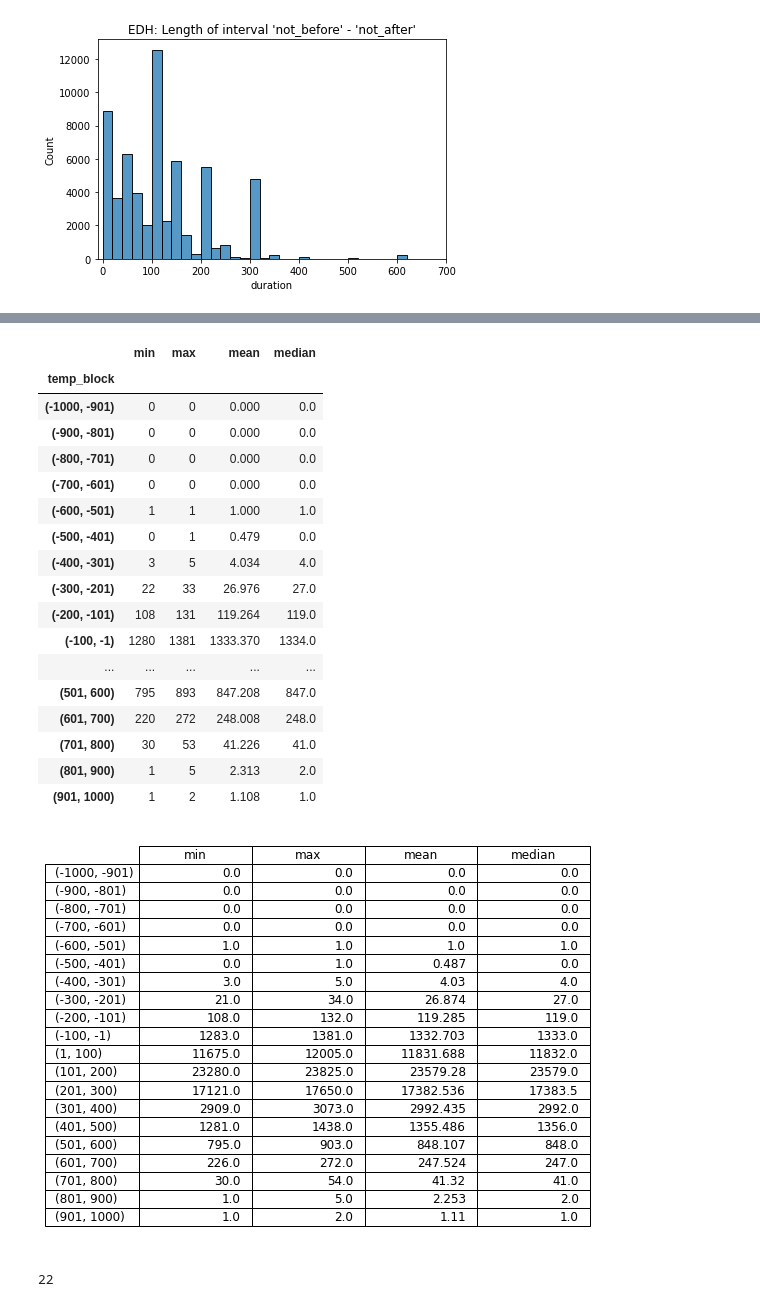
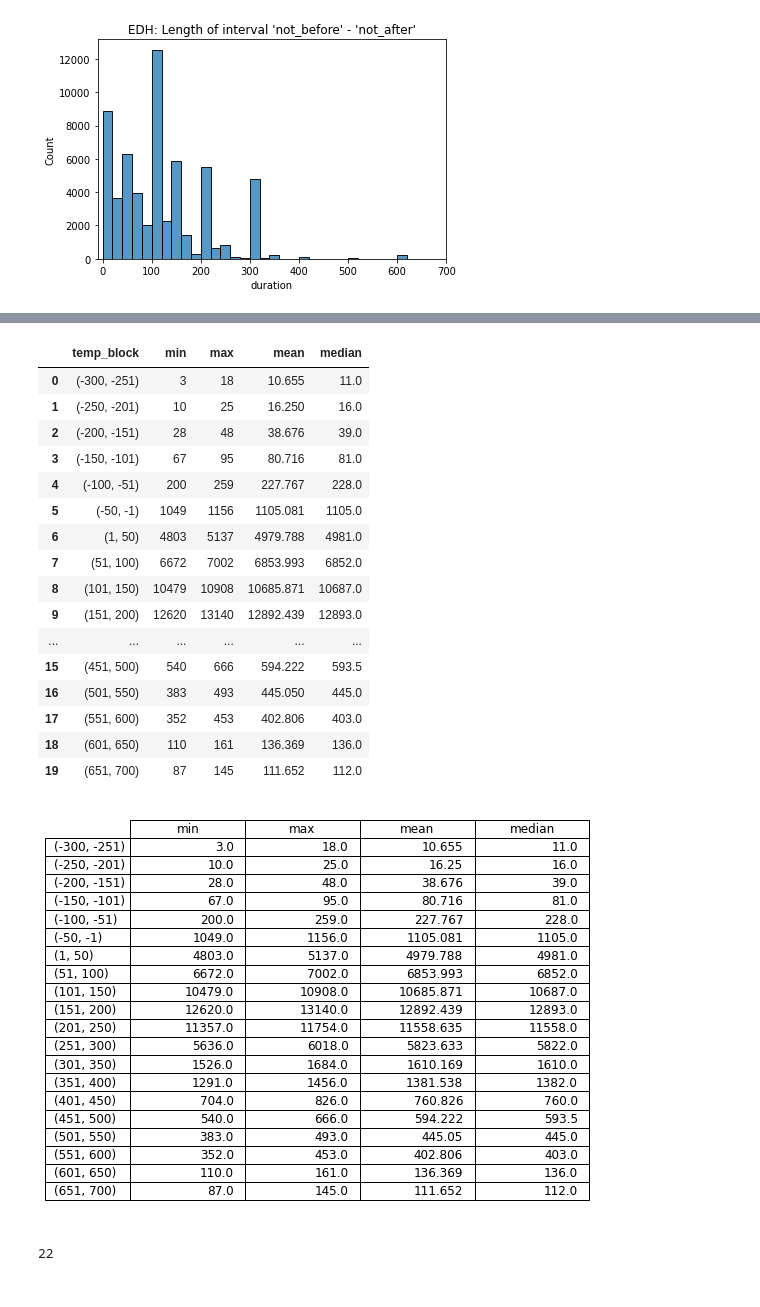
Before and after one commit to sdam-au/EDH_exploration, a Jupyter notebook: scripts/Py_EDH_TEMPORAL_EXPLORATION.ipynb, the cells around one changed output, grey strips where cells are left out. Saved outputs shown, nothing was run; the diff lists cells and outputs as text; code cells hidden in the pictures.

Commit message:
exploring timeblocks

```diff
--- a/scripts/Py_EDH_TEMPORAL_EXPLORATION.ipynb
+++ b/scripts/Py_EDH_TEMPORAL_EXPLORATION.ipynb
@@ -179,3 +160,12 @@ Our modeling functions require at least one date, it might be either a precise d
+# %%
+def check_not_after(row):
+    if np.isnan(row["not_after"]):
+        not_after_new = row["not_before"]
+    else:
+        not_after_new = row["not_after"]
+    return not_after_new
+
+EDH_dated["not_after_new"] = EDH_dated.apply(lambda row: check_not_after(row), axis=1)
 # %%
 EDH_dated[EDH_dated["id"]=="HD000102"]
 # %% [output]
@@ -249,4 +246,4 @@ Your <class 'matplotlib.figure.Figure'> object has been succefully written as "h
 # %%
 %%time
 # it takes approx. XX seconds
-EDH_complete_simulations = timeblocks_from_randoms(EDH_dated, "random_dates", [-1000, 1000, 100])
+EDH_complete_simulations = timeblocks_from_randoms(EDH_dated, "random_dates", [-300, 700, 50])
@@ -275,0 +277,4 @@ EDH_complete_simulations[1]
+# %%
+first_10_sims = pd.DataFrame(EDH_complete_simulations[0], columns=["timeblock", "sim 0"])
+for n in range(1, 10):
+    first_10_sims["sim " + str(n)] = [tup[1] for tup in EDH_complete_simulations[n]]
@@ -285,37 +323,36 @@ def desc_stat_from_simulations(simulations):
 # %%
 sims_by_blocks = desc_stat_from_simulations(EDH_complete_simulations)
-sims_by_blocks.set_index("temp_block", inplace=True)
+#sims_by_blocks.set_index("temp_block", inplace=True)
 sims_by_blocks
 # %% [output]
-|  | min | max | mean | median |
-| temp_block |  |  |  |  |
-| (-1000, -901) | 0 | 0 | 0.000 | 0.0 |
-| (-900, -801) | 0 | 0 | 0.000 | 0.0 |
-| (-800, -701) | 0 | 0 | 0.000 | 0.0 |
-| (-700, -601) | 0 | 0 | 0.000 | 0.0 |
-| (-600, -501) | 1 | 1 | 1.000 | 1.0 |
-| (-500, -401) | 0 | 1 | 0.479 | 0.0 |
-| (-400, -301) | 3 | 5 | 4.034 | 4.0 |
-| (-300, -201) | 22 | 33 | 26.976 | 27.0 |
-| (-200, -101) | 108 | 131 | 119.264 | 119.0 |
-| (-100, -1) | 1280 | 1381 | 1333.370 | 1334.0 |
-| ... | ... | ... | ... | ... |
-| (501, 600) | 795 | 893 | 847.208 | 847.0 |
-| (601, 700) | 220 | 272 | 248.008 | 248.0 |
-| (701, 800) | 30 | 53 | 41.226 | 41.0 |
-| (801, 900) | 1 | 5 | 2.313 | 2.0 |
-| (901, 1000) | 1 | 2 | 1.108 | 1.0 |
+|  | temp_block | min | max | mean | median |
+| 0 | (-300, -251) | 3 | 18 | 10.655 | 11.0 |
+| 1 | (-250, -201) | 10 | 25 | 16.250 | 16.0 |
+| 2 | (-200, -151) | 28 | 48 | 38.676 | 39.0 |
+| 3 | (-150, -101) | 67 | 95 | 80.716 | 81.0 |
+| 4 | (-100, -51) | 200 | 259 | 227.767 | 228.0 |
+| 5 | (-50, -1) | 1049 | 1156 | 1105.081 | 1105.0 |
+| 6 | (1, 50) | 4803 | 5137 | 4979.788 | 4981.0 |
+| 7 | (51, 100) | 6672 | 7002 | 6853.993 | 6852.0 |
+| 8 | (101, 150) | 10479 | 10908 | 10685.871 | 10687.0 |
+| 9 | (151, 200) | 12620 | 13140 | 12892.439 | 12893.0 |
+| ... | ... | ... | ... | ... | ... |
+| 15 | (451, 500) | 540 | 666 | 594.222 | 593.5 |
+| 16 | (501, 550) | 383 | 493 | 445.050 | 445.0 |
+| 17 | (551, 600) | 352 | 453 | 402.806 | 403.0 |
+| 18 | (601, 650) | 110 | 161 | 136.369 | 136.0 |
+| 19 | (651, 700) | 87 | 145 | 111.652 | 112.0 |
 # %%
 from pandas.plotting import table
 # %%
 fig, ax = plt.subplots(figsize=(8,6), tight_layout=True)
 ax.xaxis.set_visible(False)  # hide the x axis
 ax.yaxis.set_visible(False)  # hide the y axis
 ax.set_frame_on(False)
-tabla = table(ax, sims_by_blocks, loc='upper right', colWidths=[0.2]*len(sims_by_blocks.columns))
+tabla = pd.plotting.table(ax, sims_by_blocks.set_index("temp_block"), loc='upper right', colWidths=[0.2]*len(sims_by_blocks.columns))
 tabla.auto_set_font_size(False) # Activate set fontsize manually
 tabla.set_fontsize(12) # if ++fontsize is necessary ++colWidths
 tabla.scale(1.2, 1.2)
 # %% [output]
-[figure, old version]
+[figure, new version]
 # %%
```
Also changed, not shown: parts of 42 cells of this notebook.
